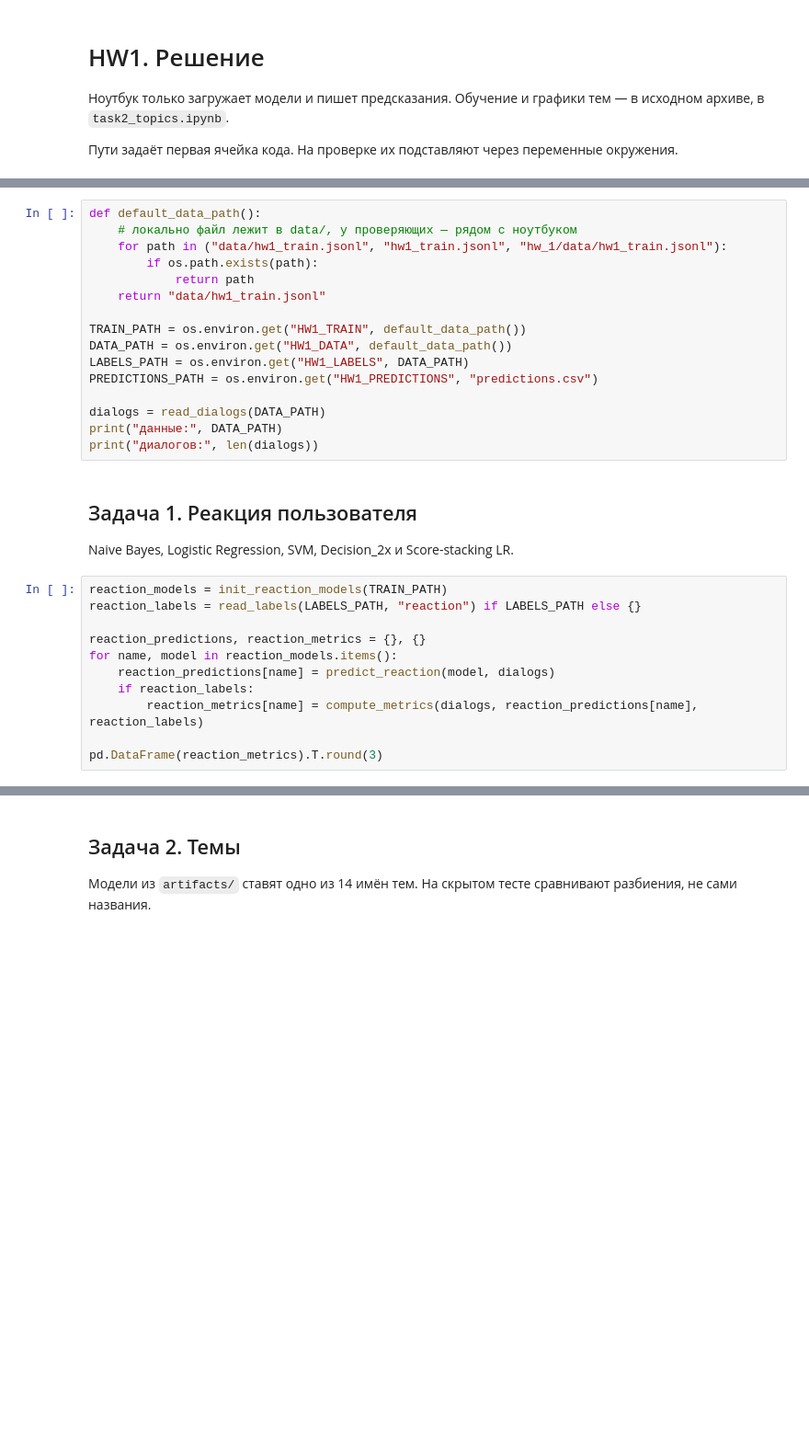
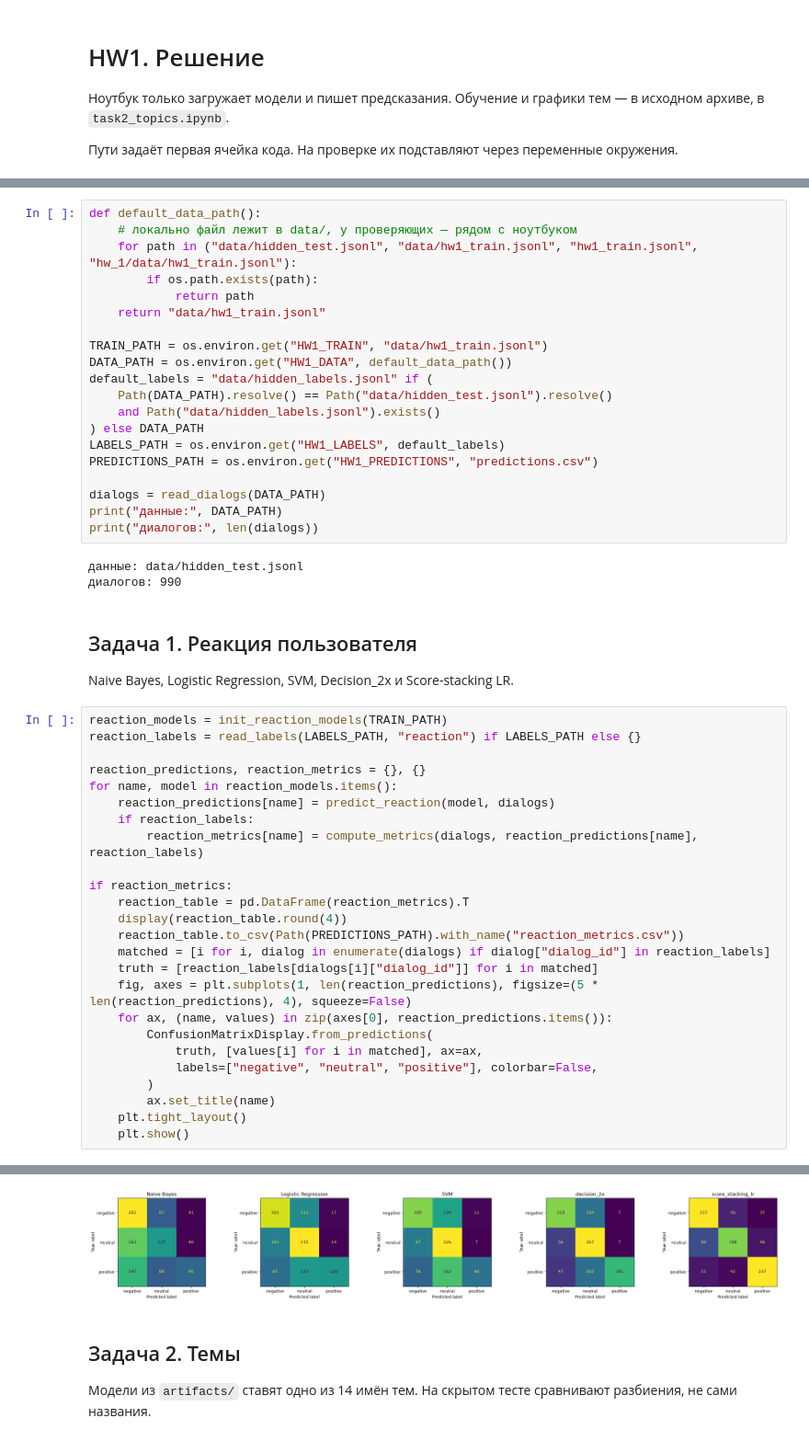
Before and after one commit to d1maal/TeamSpirit_hw_1, a Jupyter notebook: hw_1/solution.ipynb, the cells around one changed output, grey strips where cells are left out. Shown at 92% size. Cells and saved outputs as stored; diff of their text form; blank space fills up the shorter version.

```diff
--- a/hw_1/solution.ipynb
+++ b/hw_1/solution.ipynb
@@ -24,19 +29,26 @@ from solution_utils import (
 # %%
 def default_data_path():
     # локально файл лежит в data/, у проверяющих — рядом с ноутбуком
-    for path in ("data/hw1_train.jsonl", "hw1_train.jsonl", "hw_1/data/hw1_train.jsonl"):
+    for path in ("data/hidden_test.jsonl", "data/hw1_train.jsonl", "hw1_train.jsonl", "hw_1/data/hw1_train.jsonl"):
         if os.path.exists(path):
             return path
     return "data/hw1_train.jsonl"
 
-TRAIN_PATH = os.environ.get("HW1_TRAIN", default_data_path())
+TRAIN_PATH = os.environ.get("HW1_TRAIN", "data/hw1_train.jsonl")
 DATA_PATH = os.environ.get("HW1_DATA", default_data_path())
-LABELS_PATH = os.environ.get("HW1_LABELS", DATA_PATH)
+default_labels = "data/hidden_labels.jsonl" if (
+    Path(DATA_PATH).resolve() == Path("data/hidden_test.jsonl").resolve()
+    and Path("data/hidden_labels.jsonl").exists()
+) else DATA_PATH
+LABELS_PATH = os.environ.get("HW1_LABELS", default_labels)
 PREDICTIONS_PATH = os.environ.get("HW1_PREDICTIONS", "predictions.csv")
 
 dialogs = read_dialogs(DATA_PATH)
 print("данные:", DATA_PATH)
 print("диалогов:", len(dialogs))
+# %% [output]
+данные: data/hidden_test.jsonl
+диалогов: 990
 # %% [markdown]
 ## Задача 1. Реакция пользователя
 
@@ -51,4 +63,19 @@ for name, model in reaction_models.items():
     if reaction_labels:
         reaction_metrics[name] = compute_metrics(dialogs, reaction_predictions[name], reaction_labels)
 
-pd.DataFrame(reaction_metrics).T.round(3)
+if reaction_metrics:
+    reaction_table = pd.DataFrame(reaction_metrics).T
+    display(reaction_table.round(4))
+    reaction_table.to_csv(Path(PREDICTIONS_PATH).with_name("reaction_metrics.csv"))
+    matched = [i for i, dialog in enumerate(dialogs) if dialog["dialog_id"] in reaction_labels]
+    truth = [reaction_labels[dialogs[i]["dialog_id"]] for i in matched]
+    fig, axes = plt.subplots(1, len(reaction_predictions), figsize=(5 * len(reaction_predictions), 4), squeeze=False)
+    for ax, (name, values) in zip(axes[0], reaction_predictions.items()):
+        ConfusionMatrixDisplay.from_predictions(
+            truth, [values[i] for i in matched], ax=ax,
+            labels=["negative", "neutral", "positive"], colorbar=False,
+        )
+        ax.set_title(name)
+    plt.tight_layout()
+    plt.show()
+# %% [output]
@@ -55,3 +100,4 @@ pd.DataFrame(reaction_metrics).T.round(3)
+[figure, added]
 # %% [markdown]
 ## Задача 2. Темы
 
```
Also changed, not shown: parts of 4 cells of this notebook, 18 other files.
